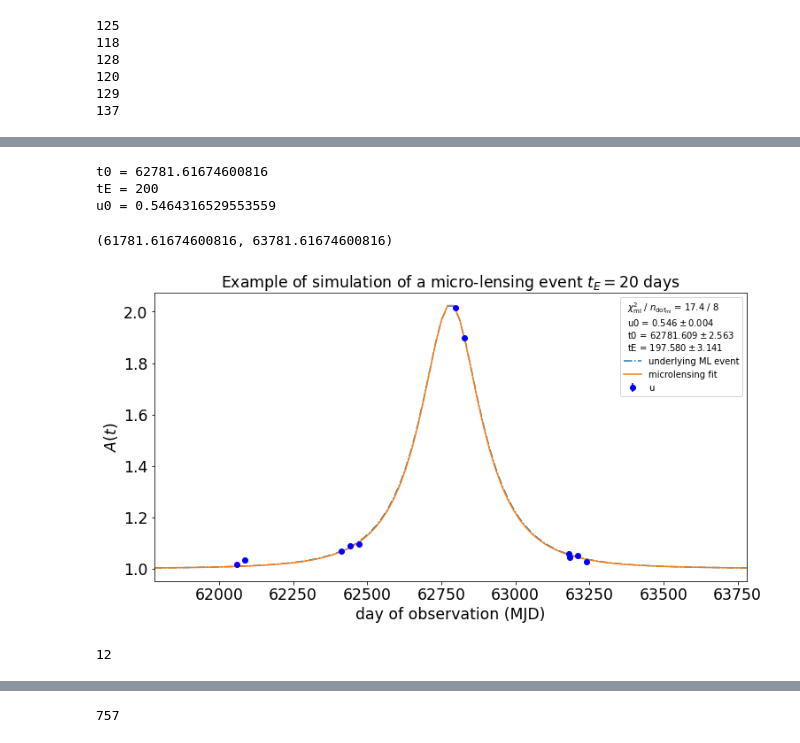
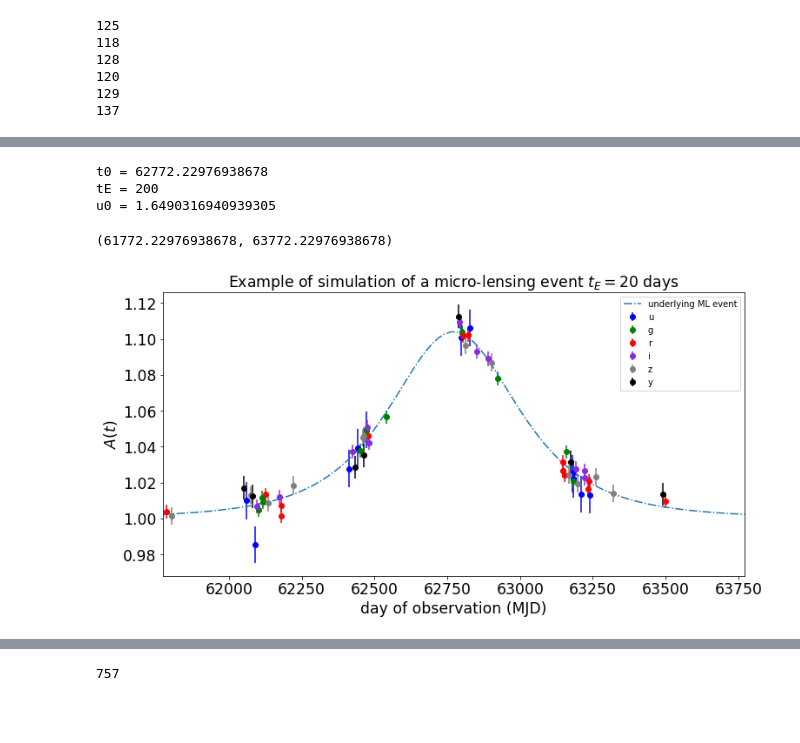
Before and after one commit to sylvielsstfr/StageM12021, a Jupyter notebook: notebooks Damien/Fit flux et amplitude .ipynb, the cells around one changed output, grey strips where cells are left out. Drawn from its saved outputs; the diff is of its cells as text; code cells hidden in the pictures; blank space fills up the shorter version.

```diff
--- a/notebooks Damien/Fit flux et amplitude .ipynb
+++ b/notebooks Damien/Fit flux et amplitude .ipynb
@@ -55,7 +55,7 @@ path_sed_calspec = os.path.join(pysynphot_root_path,'calspec')
 
 flatsp = S.FlatSpectrum(10, fluxunits='photlam')
 flatsp.convert('photlam')
-flatsp_norm = flatsp.renorm(17, 'abmag', S.ObsBandpass('johnson,v'))
+flatsp_norm = flatsp.renorm(20, 'abmag', S.ObsBandpass('johnson,v'))
 
 nbr_filters = 7
 # %% [output]
@@ -80,7 +80,7 @@ Table length=8
 | HD106252 | 183.373 | 10.042 | G0 | E | 100000000000000000000.000 | 8.000 | 100000000000000000000.000 | 7.000 | 100000000000000000000.000 | hd106252_stis_005.fits | 8.101 | ... |
 | FLAT | 0.000 | 0.000 | flat | 0 | 9.721 | 10.369 | 10.000 | 9.501 | 9.001 | flat | 9.721 | ... |
 # %%
-sel_spectrum_idx = 0
+sel_spectrum_idx = 5
 # %%
 if sel_spectrum_idx == 7 :
 
@@ -89,7 +89,7 @@ if sel_spectrum_idx == 7 :
 else :
 
     Spec_norm = S.FileSpectrum(os.path.join(pysynphot_root_path, 'calspec', t["FILES"][sel_spectrum_idx]))
-    Spec = Spec_norm.renorm(21, 'abmag', S.ObsBandpass('johnson,v'))
+    Spec = Spec_norm.renorm(20, 'abmag', S.ObsBandpass('johnson,v'))
 
 Spec.convert('photlam')
 # %%
@@ -696,7 +696,7 @@ for i in range (len(df_event_u)) :
 for i in range (len(F_pe[1])) :
 
     S_pe[1].append(F_pe[1][i] + N_pe_u[1][i])
-    error[1].append(np.sqrt(S_pe[1][i]))
+    error[1].append(np.sqrt(F_pe[1][i]))
 
 #Underlying ML event
 
@@ -754,6 +754,6 @@ for p, v, e in zip(m.parameters, m.values, m.errors):
 plt.xlabel("day of observation (MJD)")
 plt.ylabel("Flux")
 plt.title("Example of simulation of a micro-lensing event $t_E = 20$ days")
-plt.legend(title="\n".join(fit_info))
+plt.legend(title = "\n".join(fit_info))
 plt.xlim(tmin,tmax)
 # %% [output]
@@ -828,32 +832,32 @@ for i in range (len(df['observationStartMJD'])) :
 
         if (df['filter'].values[i] == 'u') :
 
-
+            amp_err.append(np.sqrt((S_pe[0][i] - N_pe[0][i])/ F_0[1]**2))
             amp_err_u.append(np.sqrt((S_pe[0][i] - N_pe[0][i])/ F_0[1]**2))
 
         if (df['filter'].values[i] == 'g') :
 
-
+            amp_err.append(np.sqrt((S_pe[0][i] - N_pe[0][i])/ F_0[2]**2))
             amp_err_g.append(np.sqrt((S_pe[0][i] - N_pe[0][i])/ F_0[2]**2))
 
         if (df['filter'].values[i] == 'r') :
 
-
+            amp_err.append(np.sqrt((S_pe[0][i] - N_pe[0][i])/ F_0[3]**2))
             amp_err_r.append(np.sqrt((S_pe[0][i] - N_pe[0][i])/ F_0[3]**2))
 
         if (df['filter'].values[i] == 'i') :
 
-
+            amp_err.append(np.sqrt((S_pe[0][i] - N_pe[0][i])/ F_0[4]**2))
             amp_err_i.append(np.sqrt((S_pe[0][i] - N_pe[0][i])/ F_0[4]**2))
 
         if (df['filter'].values[i] == 'z') :
 
-
+            amp_err.append(np.sqrt((S_pe[0][i] - N_pe[0][i])/ F_0[5]**2))
             amp_err_z.append(np.sqrt((S_pe[0][i] - N_pe[0][i])/ F_0[5]**2))
 
         if (df['filter'].values[i] == 'y') :
 
-
+            amp_err.append(np.sqrt((S_pe[0][i] - N_pe[0][i])/ F_0[6]**2))
             amp_err_y.append(np.sqrt((S_pe[0][i] - N_pe[0][i])/ F_0[6]**2))
 
 
@@ -873,55 +877,51 @@ x_r = df_event_times_r
 x_i = df_event_times_i
 x_z = df_event_times_z
 x_y = df_event_times_y
 
 y_data = A(u(df_event_times))
 
-#y = y_data + amp_err * np.random.randn(len(x))
+y = y_data + amp_err * np.random.randn(len(x))
 y_u = A(u(df_event_times_u)) + amp_err_u * np.random.randn(len(x_u))
 y_g = A(u(df_event_times_g)) + amp_err_g * np.random.randn(len(x_g))
 y_r = A(u(df_event_times_r)) + amp_err_r * np.random.randn(len(x_r))
 y_i = A(u(df_event_times_i)) + amp_err_i * np.random.randn(len(x_i))
 y_z = A(u(df_event_times_z)) + amp_err_z * np.random.randn(len(x_z))
 y_y = A(u(df_event_times_y)) + amp_err_y * np.random.randn(len(x_y))
 
 
 plt.errorbar(x_u, y_u, amp_err_u, fmt="o", label="u", color = "b")  #Show data points with their respective photometric error
-#plt.errorbar(x_g, y_g, amp_err_g, fmt="o", label="g", color = "g")  #Color depends on the filter
-#plt.errorbar(x_r, y_r, amp_err_r, fmt="o", label="r", color = "r")
-#plt.errorbar(x_i, y_i, amp_err_i, fmt="o", label="i", color = "blueviolet")
-#plt.errorbar(x_z, y_z, amp_err_z, fmt="o", label="z", color ="grey")
-#plt.errorbar(x_y, y_y, amp_err_y, fmt="o", label="y", color ="k")
+plt.errorbar(x_g, y_g, amp_err_g, fmt="o", label="g", color = "g")  #Color depends on the filter
+plt.errorbar(x_r, y_r, amp_err_r, fmt="o", label="r", color = "r")
+plt.errorbar(x_i, y_i, amp_err_i, fmt="o", label="i", color = "blueviolet")
+plt.errorbar(x_z, y_z, amp_err_z, fmt="o", label="z", color ="grey")
+plt.errorbar(x_y, y_y, amp_err_y, fmt="o", label="y", color ="k")
 
-least_squares = LeastSquares(x_u, y_u, amp_err_u, Ab)        # Fit using the least squares method
-m = Minuit(least_squares, u0 = u0, t0 = t0, tE = tE)  #starting values for our parameters
+#least_squares = LeastSquares(x, y, amp_err, Ab)        # Fit using the least squares method
+#m = Minuit(least_squares, u0 = u0, t0 = t0, tE = tE)  #starting values for our parameters
 
 
-m.migrad() # finds minimum of least_squares function
-m.hesse()  # accurately computes uncertainties
+#m.migrad() # finds minimum of least_squares function
+#m.hesse()  # accurately computes uncertainties
 
-plt.plot(ti, Ab(ti, *m.values), label="microlensing fit")
+#plt.plot(ti, Ab(ti, *m.values), label = "microlensing fit")
 
 
 #Plot legend etc
 
-fit_info = [
-    f"$\\chi^2_\\mathrm{{ml}}$ / $n_\\mathrm{{dof_\\mathrm{{ml}}}}$ = {m.fval:.1f} / {len(x_u) - m.nfit}",    #Display fit info
-]
-for p, v, e in zip(m.parameters, m.values, m.errors):
-    fit_info.append(f"{p} = ${v:.3f} \\pm {e:.3f}$")
+#fit_info = [
+   # f"$\\chi^2_\\mathrm{{ml}}$ / $n_\\mathrm{{dof_\\mathrm{{ml}}}}$ = {m.fval:.1f} / {len(x) - m.nfit}",    #Display fit info
+#]
+#for p, v, e in zip(m.parameters, m.values, m.errors):
+   # fit_info.append(f"{p} = ${v:.3f} \\pm {e:.3f}$")
 
 plt.xlabel("day of observation (MJD)")
 plt.ylabel("$A(t)$")
 plt.title("Example of simulation of a micro-lensing event $t_E = 20$ days")
-plt.legend(title="\n".join(fit_info))
+plt.legend()
 plt.xlim(tmin,tmax)
 # %% [output]
-t0 = 62781.61674600816
+t0 = 62772.22976938678
 tE = 200
-u0 = 0.5464316529553559
+u0 = 1.6490316940939305
-(61781.61674600816, 63781.61674600816)
+(61772.22976938678, 63772.22976938678)
-[figure, old version]
+[figure, new version]
-# %%
-len(y_u)
-# %% [output]
-12
```
Also changed, not shown: parts of 8 cells of this notebook.
